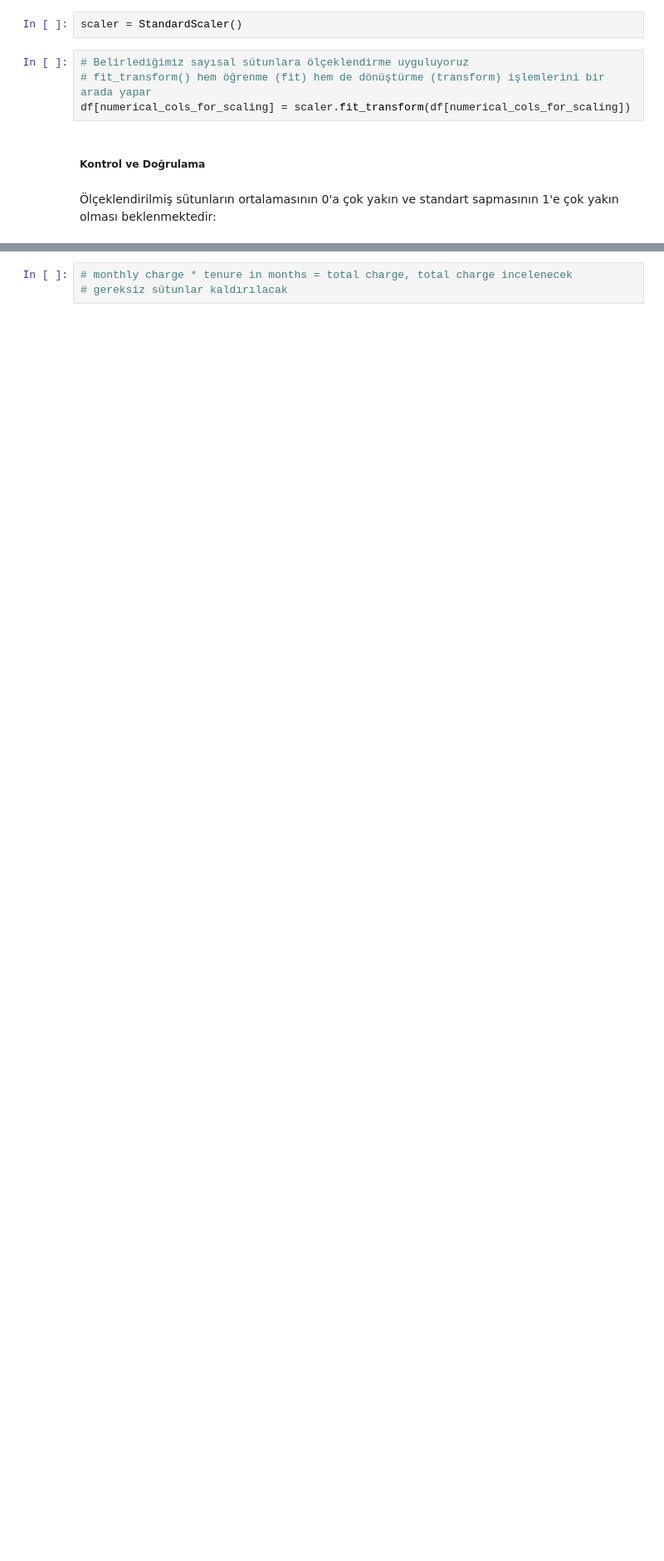
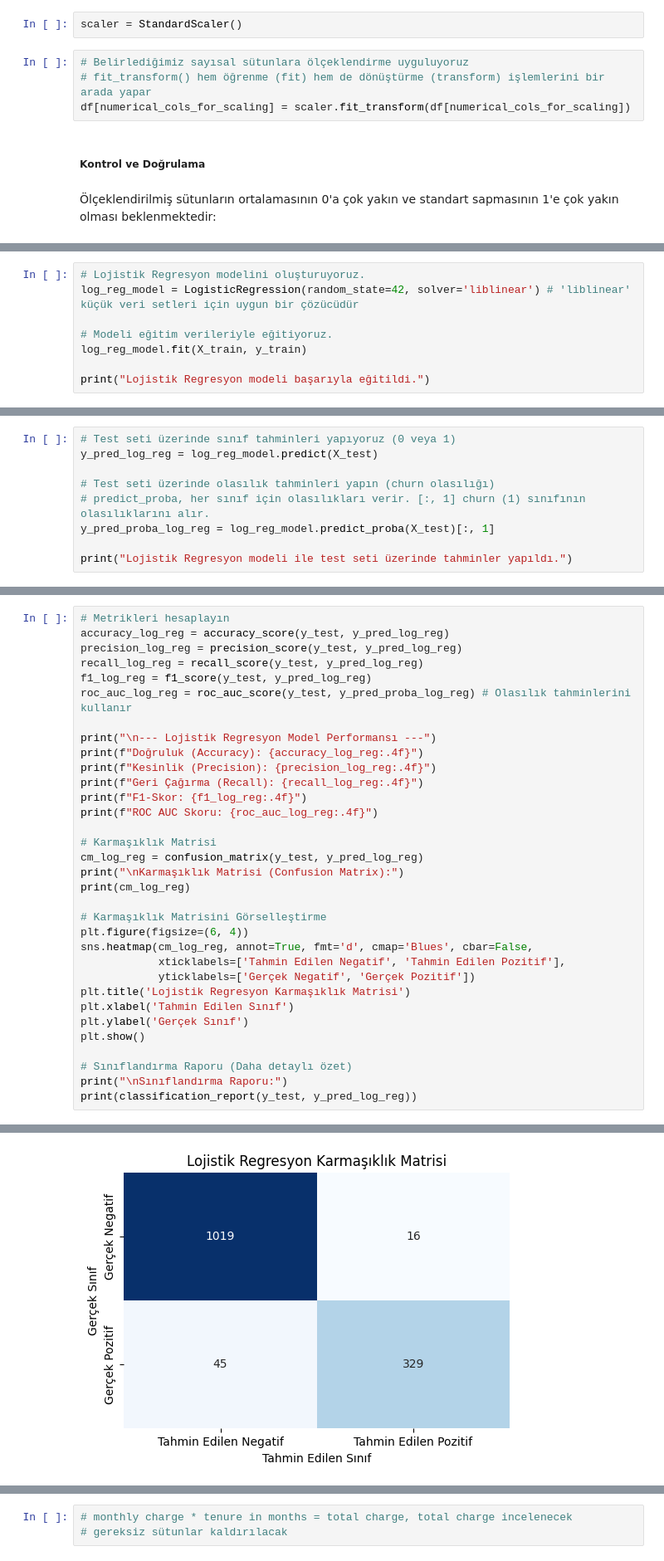
Before and after one commit to kubrademirkaya/customer-churn-analysis-and-prediction-project, a Jupyter notebook: TelcoCustomerNotebook.ipynb, the cells around one changed output, grey strips where cells are left out. Shown at 83% size. Saved outputs shown, nothing was run; the diff lists cells and outputs as text; blank space fills up the shorter version.

Commit message:
Logistic Regression model trained

```diff
--- a/TelcoCustomerNotebook.ipynb
+++ b/TelcoCustomerNotebook.ipynb
@@ -824,0 +894,8 @@ df[numerical_cols_for_scaling].describe().T
+# %%
+# Lojistik Regresyon modelini oluşturuyoruz.
+log_reg_model = LogisticRegression(random_state=42, solver='liblinear') # 'liblinear' küçük veri setleri için uygun bir çözücüdür
+
+# Modeli eğitim verileriyle eğitiyoruz.
+log_reg_model.fit(X_train, y_train)
+
+print("Lojistik Regresyon modeli başarıyla eğitildi.")
@@ -824,0 +904,9 @@ df[numerical_cols_for_scaling].describe().T
+# %%
+# Test seti üzerinde sınıf tahminleri yapıyoruz (0 veya 1)
+y_pred_log_reg = log_reg_model.predict(X_test)
+
+# Test seti üzerinde olasılık tahminleri yapın (churn olasılığı)
+# predict_proba, her sınıf için olasılıkları verir. [:, 1] churn (1) sınıfının olasılıklarını alır.
+y_pred_proba_log_reg = log_reg_model.predict_proba(X_test)[:, 1]
+
+print("Lojistik Regresyon modeli ile test seti üzerinde tahminler yapıldı.")
@@ -824,0 +915,34 @@ df[numerical_cols_for_scaling].describe().T
+# %%
+# Metrikleri hesaplayın
+accuracy_log_reg = accuracy_score(y_test, y_pred_log_reg)
+precision_log_reg = precision_score(y_test, y_pred_log_reg)
+recall_log_reg = recall_score(y_test, y_pred_log_reg)
+f1_log_reg = f1_score(y_test, y_pred_log_reg)
+roc_auc_log_reg = roc_auc_score(y_test, y_pred_proba_log_reg) # Olasılık tahminlerini kullanır
+
+print("\n--- Lojistik Regresyon Model Performansı ---")
+print(f"Doğruluk (Accuracy): {accuracy_log_reg:.4f}")
+print(f"Kesinlik (Precision): {precision_log_reg:.4f}")
+print(f"Geri Çağırma (Recall): {recall_log_reg:.4f}")
+print(f"F1-Skor: {f1_log_reg:.4f}")
+print(f"ROC AUC Skoru: {roc_auc_log_reg:.4f}")
+
+# Karmaşıklık Matrisi
+cm_log_reg = confusion_matrix(y_test, y_pred_log_reg)
+print("\nKarmaşıklık Matrisi (Confusion Matrix):")
+print(cm_log_reg)
+
+# Karmaşıklık Matrisini Görselleştirme
+plt.figure(figsize=(6, 4))
+sns.heatmap(cm_log_reg, annot=True, fmt='d', cmap='Blues', cbar=False,
+            xticklabels=['Tahmin Edilen Negatif', 'Tahmin Edilen Pozitif'],
+            yticklabels=['Gerçek Negatif', 'Gerçek Pozitif'])
+plt.title('Lojistik Regresyon Karmaşıklık Matrisi')
+plt.xlabel('Tahmin Edilen Sınıf')
+plt.ylabel('Gerçek Sınıf')
+plt.show()
+
+# Sınıflandırma Raporu (Daha detaylı özet)
+print("\nSınıflandırma Raporu:")
+print(classification_report(y_test, y_pred_log_reg))
+# %% [output]
@@ -824,0 +959 @@ df[numerical_cols_for_scaling].describe().T
+[figure, added]
```
Also changed, not shown: parts of 13 cells of this notebook.
